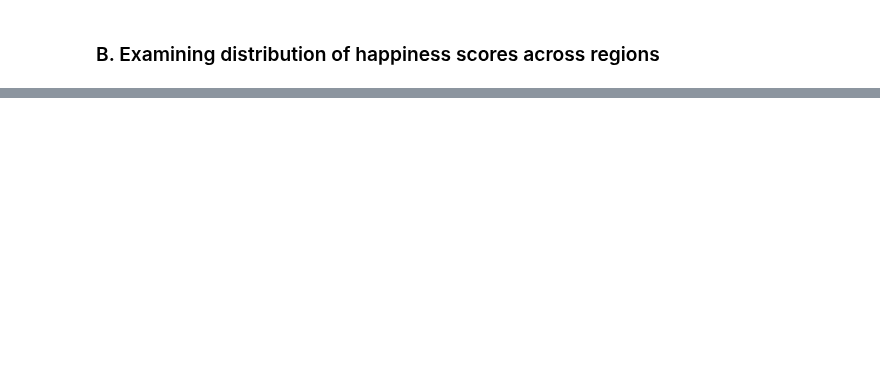
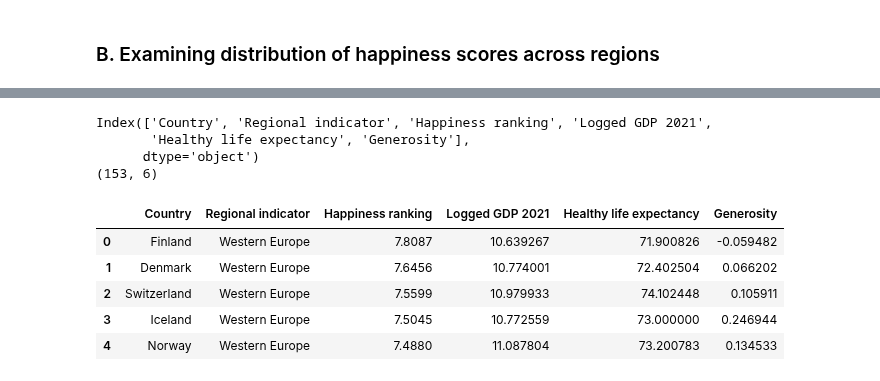
Before and after one commit to anikaarevalo/Happiness_and_world_economy_2021, a Jupyter notebook: Happiness_and_GDP_2021.ipynb, the cells around one changed output, grey strips where cells are left out. Drawn from its saved outputs; the diff is of its cells as text; code cells hidden in the pictures; blank space fills up the shorter version.

```diff
--- a/Happiness_and_GDP_2021.ipynb
+++ b/Happiness_and_GDP_2021.ipynb
@@ -556,0 +561,17 @@ The correlation between happiness scores and GDP per capita in 2021 is roughly 0
+# %%
+print(new_happiness_2021.columns)
+print(new_happiness_2021.shape)
+# %% [output]
+Index(['Country', 'Regional indicator', 'Happiness ranking', 'Logged GDP 2021',
+       'Healthy life expectancy', 'Generosity'],
+      dtype='object')
+(153, 6)
+# %%
+new_happiness_2021.head()
+# %% [output]
+|  | Country | Regional indicator | Happiness ranking | Logged GDP 2021 | Healthy life expectancy | Generosity |
+| 0 | Finland | Western Europe | 7.8087 | 10.639267 | 71.900826 | -0.059482 |
+| 1 | Denmark | Western Europe | 7.6456 | 10.774001 | 72.402504 | 0.066202 |
+| 2 | Switzerland | Western Europe | 7.5599 | 10.979933 | 74.102448 | 0.105911 |
+| 3 | Iceland | Western Europe | 7.5045 | 10.772559 | 73.000000 | 0.246944 |
+| 4 | Norway | Western Europe | 7.4880 | 11.087804 | 73.200783 | 0.134533 |
```
Also changed, not shown: parts of 78 cells of this notebook.
